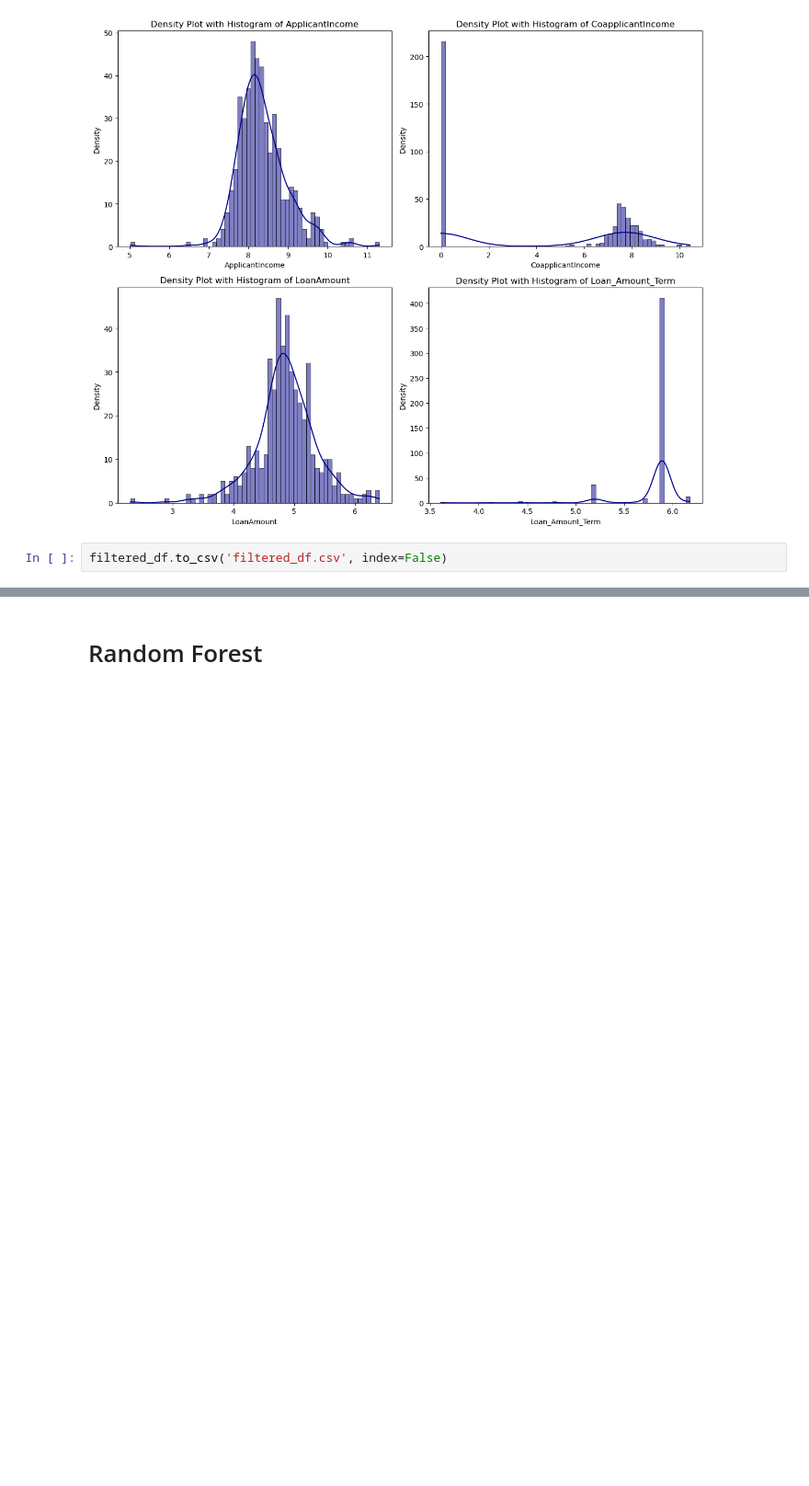
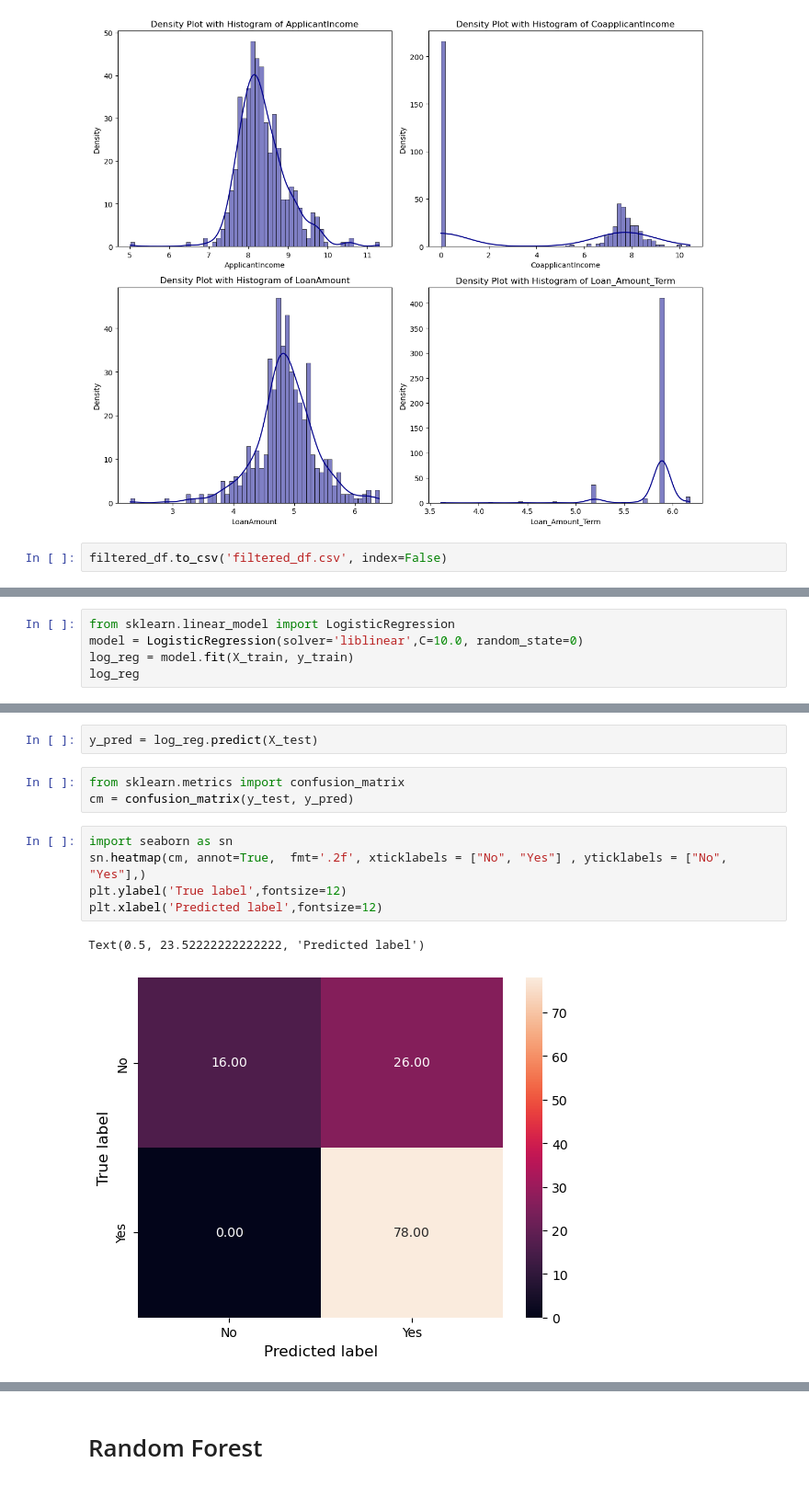
Before and after one commit to ebenezer2015/Machine-Learning-Model-Analysis, a Jupyter notebook: Classification-Model.ipynb, the cells around one changed output, grey strips where cells are left out. Shown at 92% size. Cells and saved outputs as stored; diff of their text form; blank space fills up the shorter version.

```diff
--- a/Classification-Model.ipynb
+++ b/Classification-Model.ipynb
@@ -213,0 +240,5 @@ filtered_df.to_csv('filtered_df.csv', index=False)
+# %%
+from sklearn.linear_model import LogisticRegression
+model = LogisticRegression(solver='liblinear',C=10.0, random_state=0)
+log_reg = model.fit(X_train, y_train)
+log_reg
@@ -213,0 +265,13 @@ filtered_df.to_csv('filtered_df.csv', index=False)
+# %%
+y_pred = log_reg.predict(X_test)
+# %%
+from sklearn.metrics import confusion_matrix
+cm = confusion_matrix(y_test, y_pred)
+# %%
+import seaborn as sn
+sn.heatmap(cm, annot=True,  fmt='.2f', xticklabels = ["No", "Yes"] , yticklabels = ["No", "Yes"],)
+plt.ylabel('True label',fontsize=12)
+plt.xlabel('Predicted label',fontsize=12)
+# %% [output]
+Text(0.5, 23.52222222222222, 'Predicted label')
+[figure, added]
```
Also changed, not shown: parts of 21 cells of this notebook, 6 other files.
